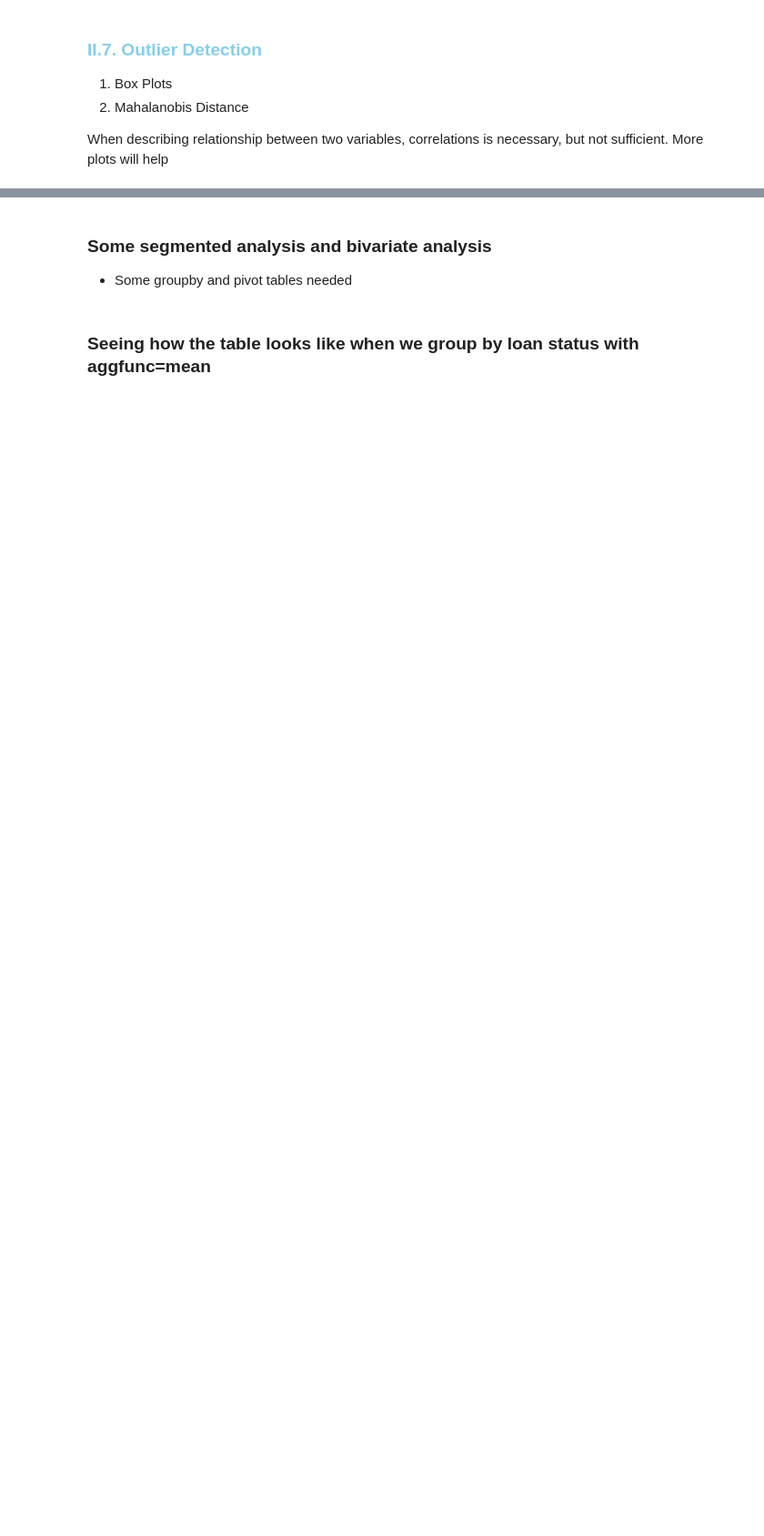
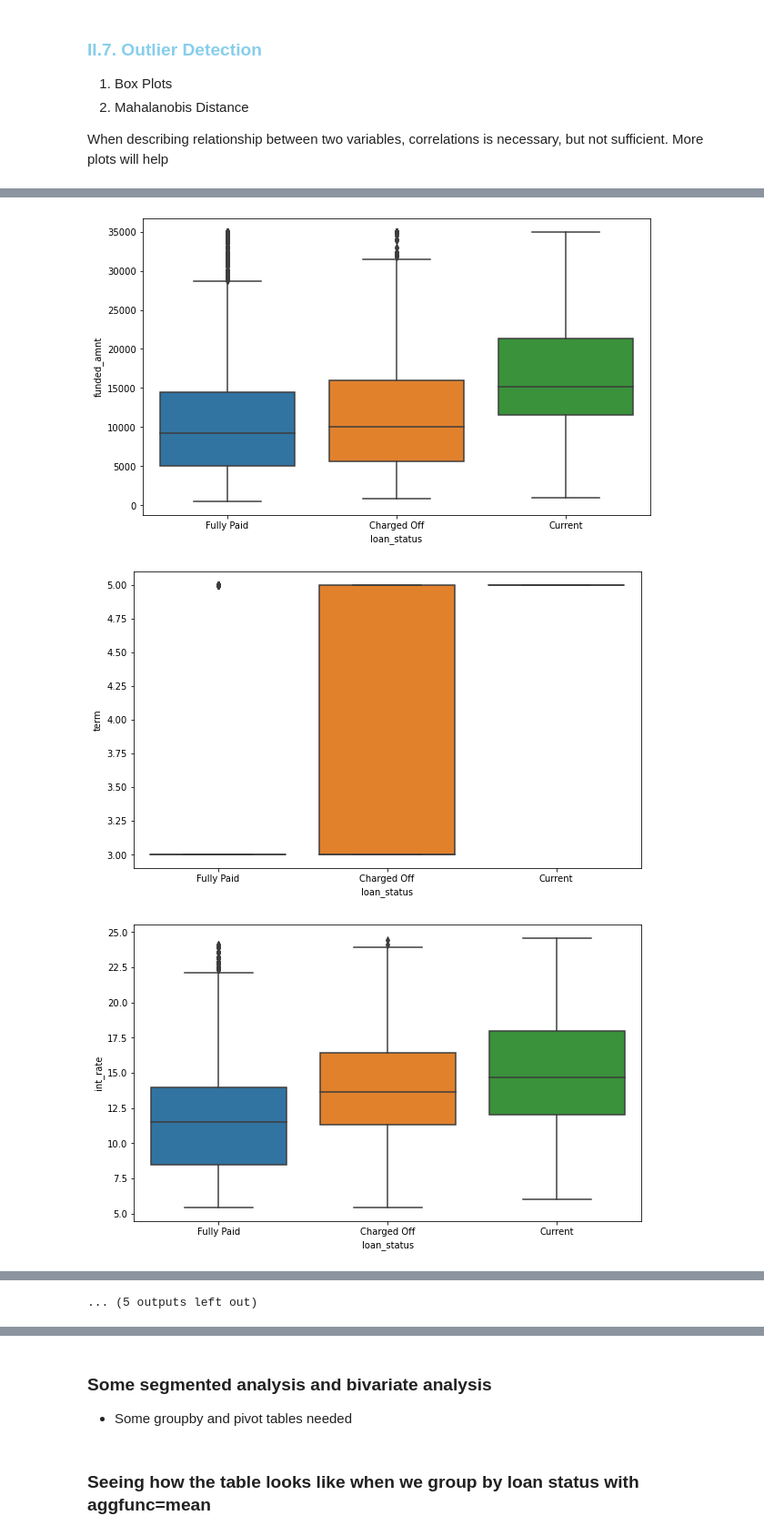
Before and after one commit to skorn-g12/RiskAnalysis-Case-Study, a Jupyter notebook: LoanCaseStudy-ToSubmit-Formatting.ipynb, the cells around one changed output, grey strips where cells are left out. Shown: that part at 91% size. Saved outputs shown, nothing was run; the diff lists cells and outputs as text; code cells hidden in the pictures; blank space fills up the shorter version.

```diff
--- a/LoanCaseStudy-ToSubmit-Formatting.ipynb
+++ b/LoanCaseStudy-ToSubmit-Formatting.ipynb
@@ -725,17 +496,0 @@ cat_cols[-2] = "emp_length2"
-# %%
-plt.figure(figsize=(10,6))
-for col in cat_cols:
-    sns.countplot(df.loan_status,hue=df[col])
-    plt.title(f"Countplot for {col}")
-    plt.xticks(rotation=45)
-    plt.legend(loc ="upper right")
-    plt.show()
-# %%
-#plt.figure(figsize=(10,6))
-for col in cat_cols:
-    plt.figure(figsize=(10,6))
-    sns.countplot(df[col],hue=df.loan_status)
-    plt.title(f"Countplot for {col}")
-    plt.xticks(rotation=90)
-    plt.legend(loc ="upper right")
-    plt.show()
@@ -748,10 +496,0 @@ len(cont_cols)
-# %%
-"""plt.figure(figsize=(10,6))
-for col in cont_cols:
-    sns.histplot(df[col])
-    plt.title(f"HistPlot for {col}")
-    #plt.setp(title_obj, color='g')
-    plt.xticks(rotation=45)
-    plt.legend(loc ="upper right")
-    plt.show()
-"""
@@ -991,2 +637,0 @@ for i, col in enumerate(df_numeric.columns):
-# %%
-df = df_bak
@@ -997,6 +646,11 @@ len(df_cat.columns)
 # %%
 #fig, axes = plt.subplots(7,2,figsize=(20,30))
 for col in df_numeric.columns:
     plt.figure(figsize=(10,6))
-    sns.boxplot(df[col], hue= df["loan_status"])
+    sns.boxplot(x="loan_status", y=col,
+                data=df)
     plt.show()
+# %% [output]
+[figure, added]
+[figure, added]
+[figure, added]
@@ -1002,0 +666 @@ for col in df_numeric.columns:
+... (5 outputs left out)
```
Also changed, not shown: parts of 139 cells of this notebook.
